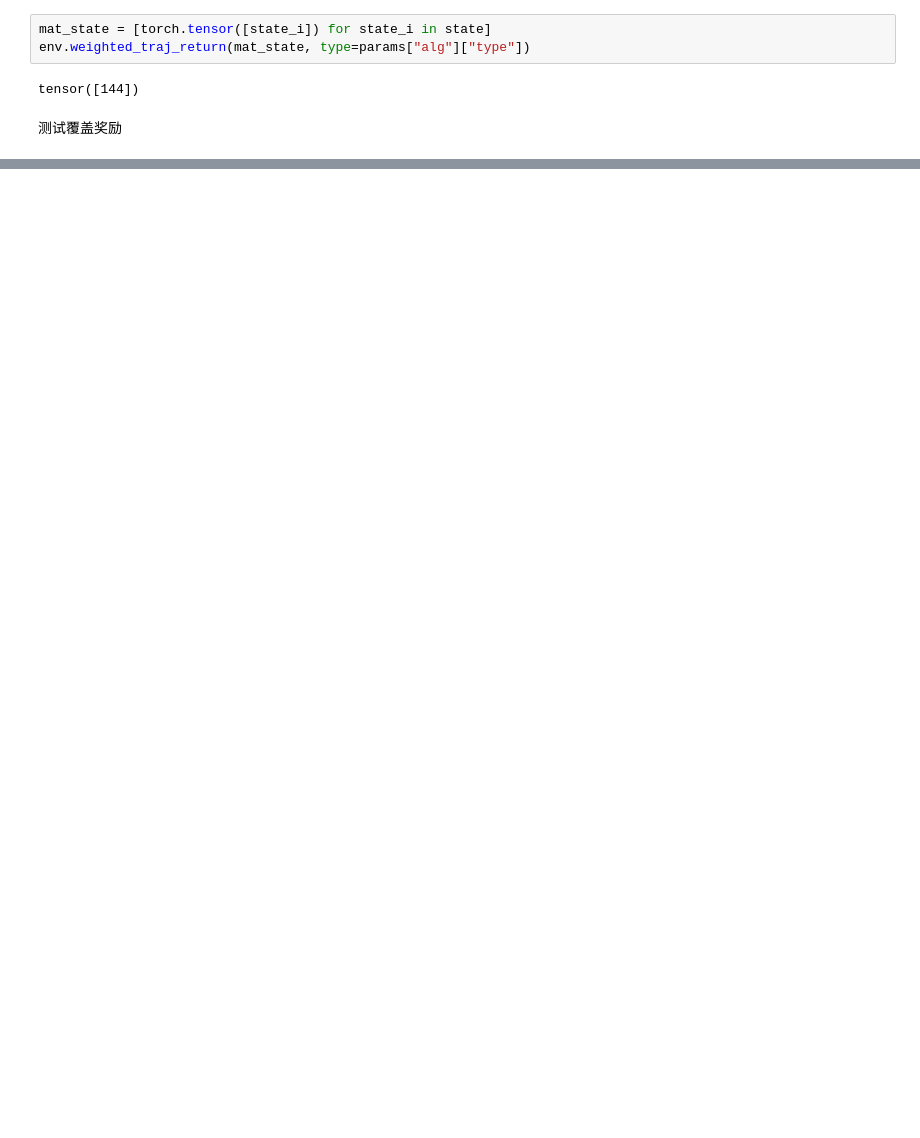
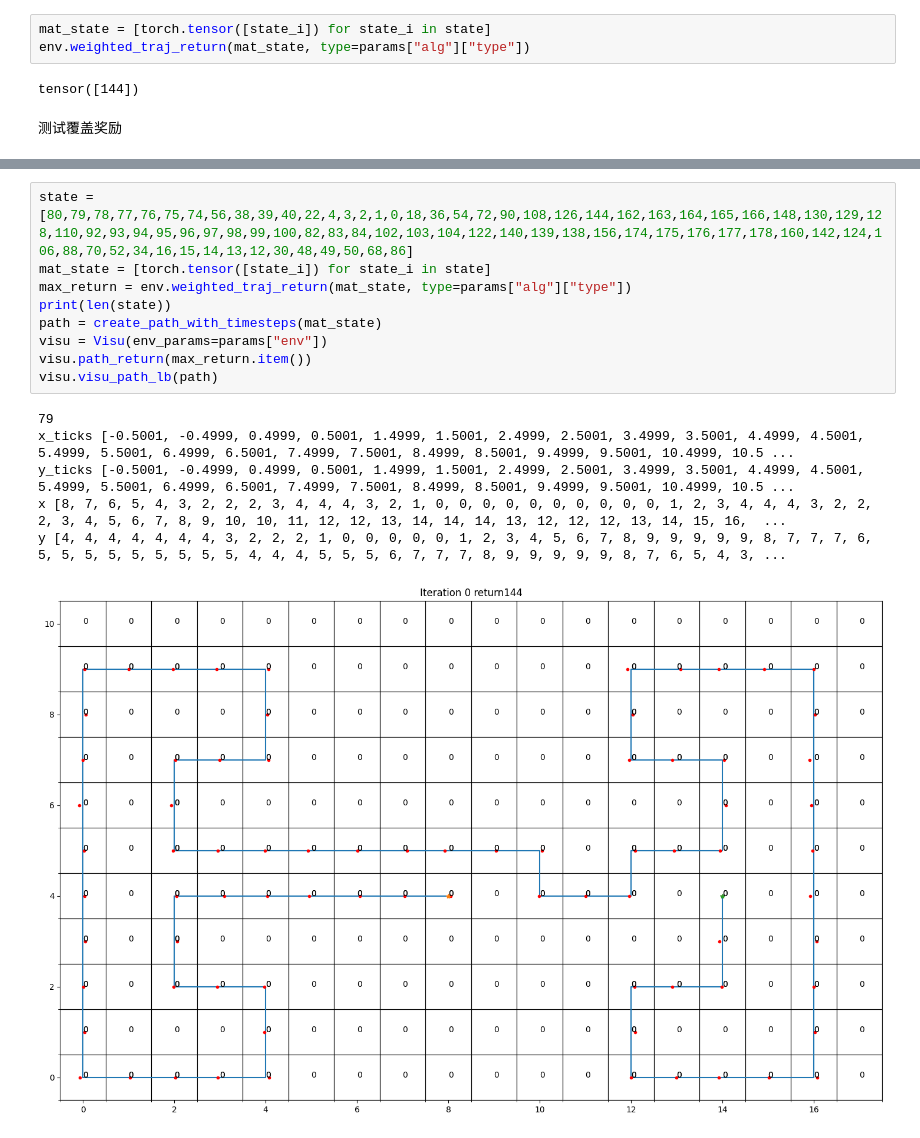
Before and after one commit to zjut-zhy/non-additive-RL, a Jupyter notebook: test_2.ipynb, the cells around one changed output, grey strips where cells are left out. Cells and saved outputs as stored; diff of their text form; blank space fills up the shorter version.

```diff
--- a/test_2.ipynb
+++ b/test_2.ipynb
@@ -276,0 +277,16 @@ y [0, 0, 0, 0, 0, 0, 0, 0, 0, 0, 0, 0, 1, 1, 1, 1, 1, 1, 1, 1, 1, 1, 1, 1, 2, 2,
+# %%
+state = [80,79,78,77,76,75,74,56,38,39,40,22,4,3,2,1,0,18,36,54,72,90,108,126,144,162,163,164,165,166,148,130,129,128,110,92,93,94,95,96,97,98,99,100,82,83,84,102,103,104,122,140,139,138,156,174,175,176,177,178,160,142,124,106,88,70,52,34,16,15,14,13,12,30,48,49,50,68,86]
+mat_state = [torch.tensor([state_i]) for state_i in state]
+max_return = env.weighted_traj_return(mat_state, type=params["alg"]["type"])
+print(len(state))
+path = create_path_with_timesteps(mat_state)
+visu = Visu(env_params=params["env"])
+visu.path_return(max_return.item())
+visu.visu_path_lb(path)
+# %% [output]
+79
+x_ticks [-0.5001, -0.4999, 0.4999, 0.5001, 1.4999, 1.5001, 2.4999, 2.5001, 3.4999, 3.5001, 4.4999, 4.5001, 5.4999, 5.5001, 6.4999, 6.5001, 7.4999, 7.5001, 8.4999, 8.5001, 9.4999, 9.5001, 10.4999, 10.5 ...
+y_ticks [-0.5001, -0.4999, 0.4999, 0.5001, 1.4999, 1.5001, 2.4999, 2.5001, 3.4999, 3.5001, 4.4999, 4.5001, 5.4999, 5.5001, 6.4999, 6.5001, 7.4999, 7.5001, 8.4999, 8.5001, 9.4999, 9.5001, 10.4999, 10.5 ...
+x [8, 7, 6, 5, 4, 3, 2, 2, 2, 3, 4, 4, 4, 3, 2, 1, 0, 0, 0, 0, 0, 0, 0, 0, 0, 0, 1, 2, 3, 4, 4, 4, 3, 2, 2, 2, 3, 4, 5, 6, 7, 8, 9, 10, 10, 11, 12, 12, 13, 14, 14, 14, 13, 12, 12, 12, 13, 14, 15, 16,  ...
+y [4, 4, 4, 4, 4, 4, 4, 3, 2, 2, 2, 1, 0, 0, 0, 0, 0, 1, 2, 3, 4, 5, 6, 7, 8, 9, 9, 9, 9, 9, 8, 7, 7, 7, 6, 5, 5, 5, 5, 5, 5, 5, 5, 5, 4, 4, 4, 5, 5, 5, 6, 7, 7, 7, 8, 9, 9, 9, 9, 9, 8, 7, 6, 5, 4, 3, ...
+[figure, added]
```
Also changed, not shown: parts of 5 cells of this notebook, 2 other files.
